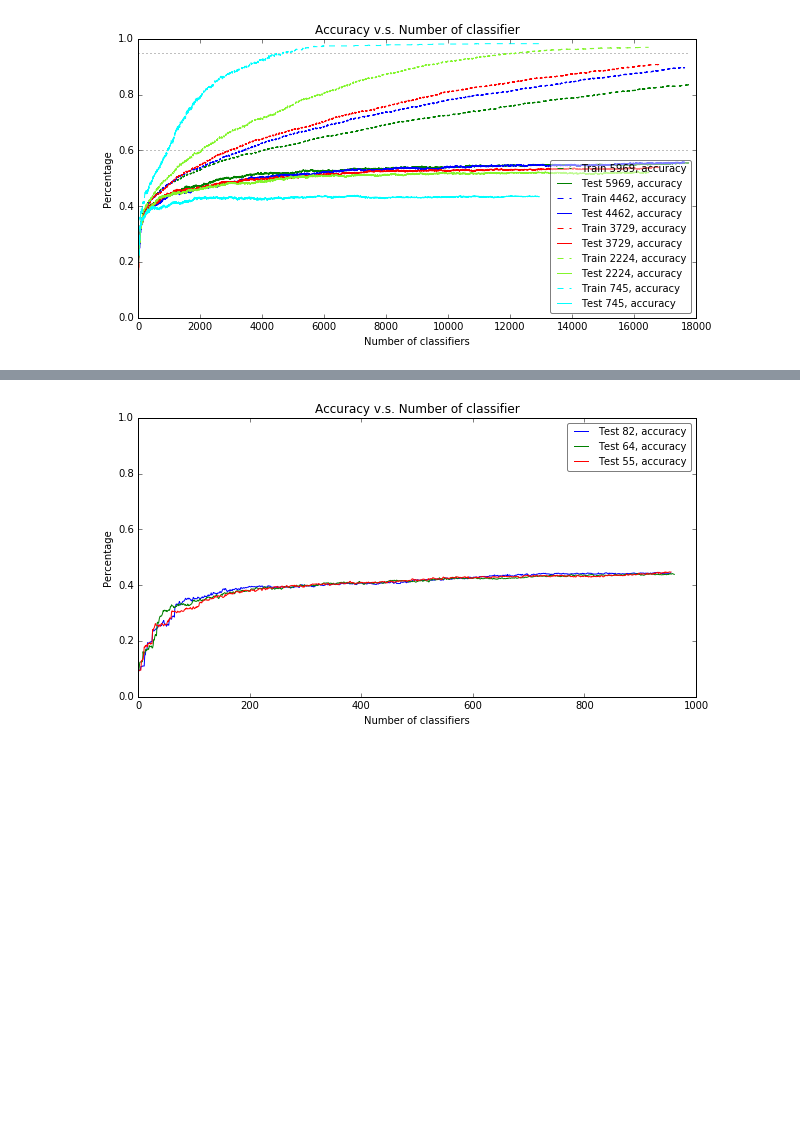
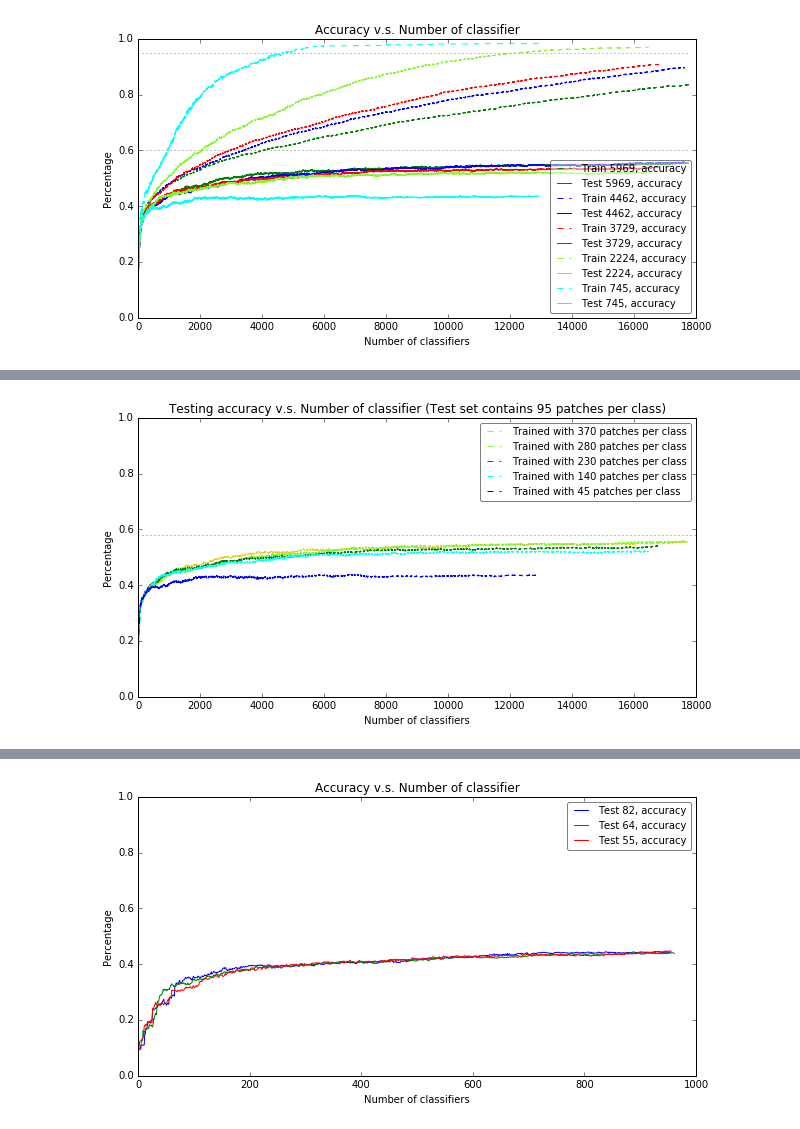
Before and after one commit to crankyboat/2016-brainstem, a Jupyter notebook: SIFT_SPM_adaboost_m2_pseuloss-experiments-sametest-many.ipynb, the cells around one changed output, grey strips where cells are left out. Cells and saved outputs as stored; diff of their text form; code cells hidden in the pictures; blank space fills up the shorter version.

```diff
--- a/SIFT_SPM_adaboost_m2_pseuloss-experiments-sametest-many.ipynb
+++ b/SIFT_SPM_adaboost_m2_pseuloss-experiments-sametest-many.ipynb
@@ -614 +749,16 @@ Experiment #4 time: 1711.137990 seconds
+# %%
+plt.figure(figsize=(10,5));
+plt.title("Testing accuracy v.s. Number of classifier (Test set contains 95 patches per class)");
+plt.xlabel("Number of classifiers");
+plt.ylabel("Percentage");
+plt.ylim([0.0, 1.0]);
+plt.plot(range(1, len(test_acc_82) + 1), test_acc_82, label='Trained with %d patches per class'%370, linestyle='dashed', color='#E5C93D');
+plt.plot(range(1, len(test_acc_64) + 1), test_acc_64, label='Trained with %d patches per class'%280, linestyle='dashed', color='#83F52C');
+plt.plot(range(1, len(test_acc_55) + 1), test_acc_55, label='Trained with %d patches per class'%230, linestyle='dashed', color='green');
+plt.plot(range(1, len(test_acc_37) + 1), test_acc_37, label='Trained with %d patches per class'%140, linestyle='dashed', color='cyan');
+plt.plot(range(1, len(test_acc_19) + 1), test_acc_19, label='Trained with %d patches per class'%45, linestyle='dashed', color='blue');
+plt.hlines(0.58, 1, 18000, linestyles=':', color='grey');
+plt.legend(loc='best', fancybox=True, framealpha=0.5, fontsize=10);
+# %% [output]
+[figure, added]
 # %%
```
Also changed, not shown: parts of 4 cells of this notebook.
